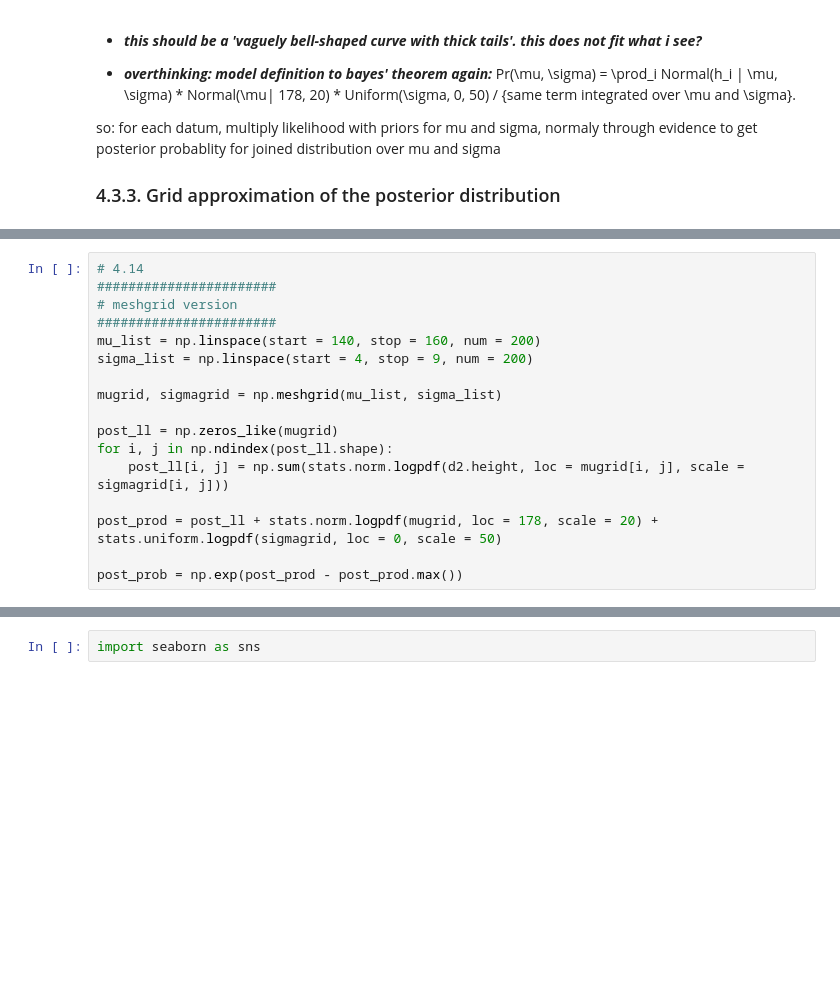
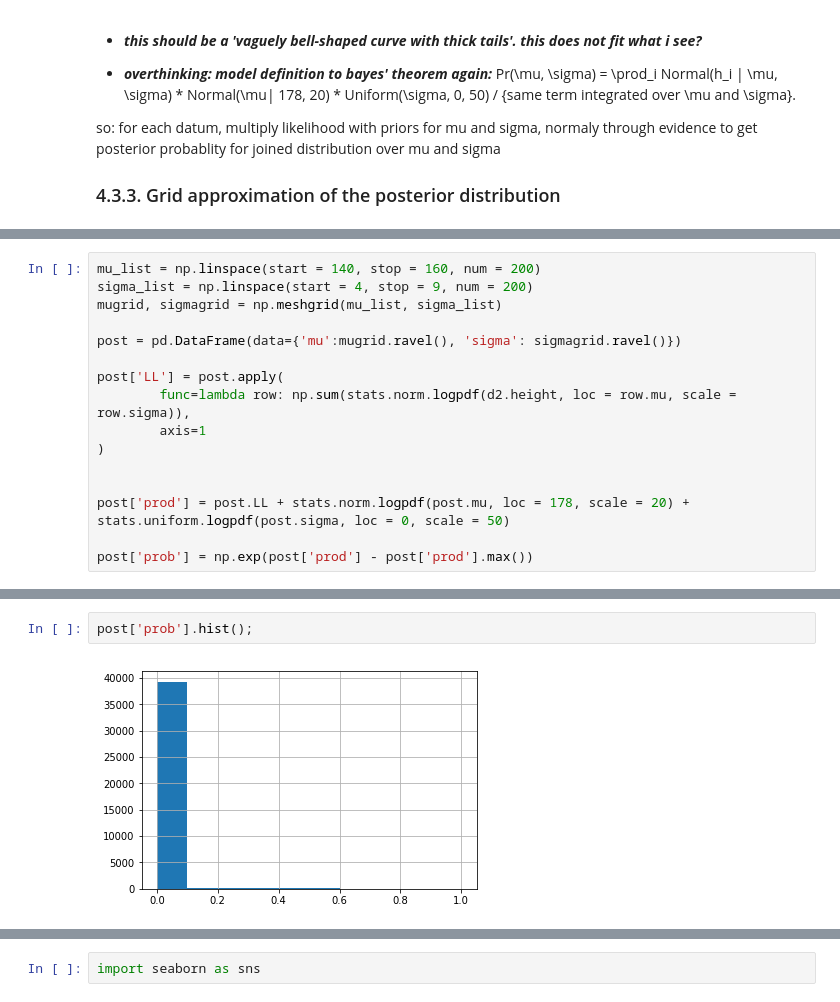
Before and after one commit to nwweber/statistical_rethinking, a Jupyter notebook: chapter_04_linear_models.ipynb, the cells around one changed output, grey strips where cells are left out. Saved outputs shown, nothing was run; the diff lists cells and outputs as text; blank space fills up the shorter version.

```diff
--- a/chapter_04_linear_models.ipynb
+++ b/chapter_04_linear_models.ipynb
@@ -186,17 +188,16 @@ so: for each datum, multiply likelihood with priors for mu and sigma, normaly th
 # %%
-# 4.14
-#######################
-# meshgrid version
-#######################
 mu_list = np.linspace(start = 140, stop = 160, num = 200)
 sigma_list = np.linspace(start = 4, stop = 9, num = 200)
-
 mugrid, sigmagrid = np.meshgrid(mu_list, sigma_list)
 
-post_ll = np.zeros_like(mugrid)
-for i, j in np.ndindex(post_ll.shape):
-    post_ll[i, j] = np.sum(stats.norm.logpdf(d2.height, loc = mugrid[i, j], scale = sigmagrid[i, j]))
+post = pd.DataFrame(data={'mu':mugrid.ravel(), 'sigma': sigmagrid.ravel()})
 
-post_prod = post_ll + stats.norm.logpdf(mugrid, loc = 178, scale = 20) + stats.uniform.logpdf(sigmagrid, loc = 0, scale = 50)
+post['LL'] = post.apply(
+        func=lambda row: np.sum(stats.norm.logpdf(d2.height, loc = row.mu, scale = row.sigma)),
+        axis=1
+)
 
-post_prob = np.exp(post_prod - post_prod.max())
+
+post['prod'] = post.LL + stats.norm.logpdf(post.mu, loc = 178, scale = 20) + stats.uniform.logpdf(post.sigma, loc = 0, scale = 50)
+
+post['prob'] = np.exp(post['prod'] - post['prod'].max())
@@ -210,0 +213,4 @@ plt.contour(mugrid, sigmagrid, post_prob);
+# %%
+post['prob'].hist();
+# %% [output]
+[figure, added]
```
Also changed, not shown: parts of 22 cells of this notebook.
